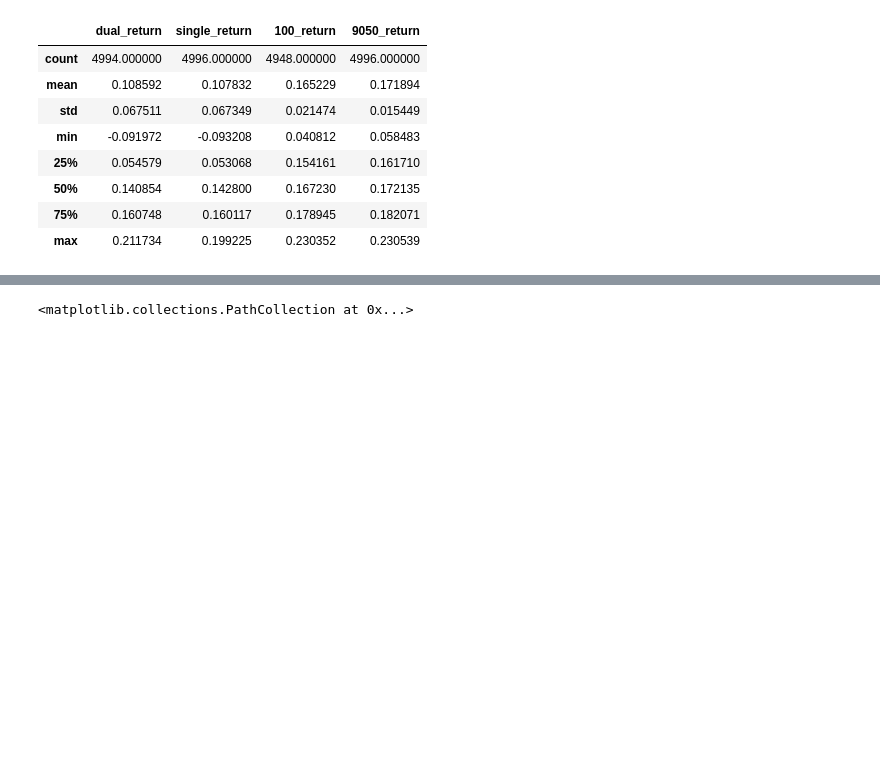
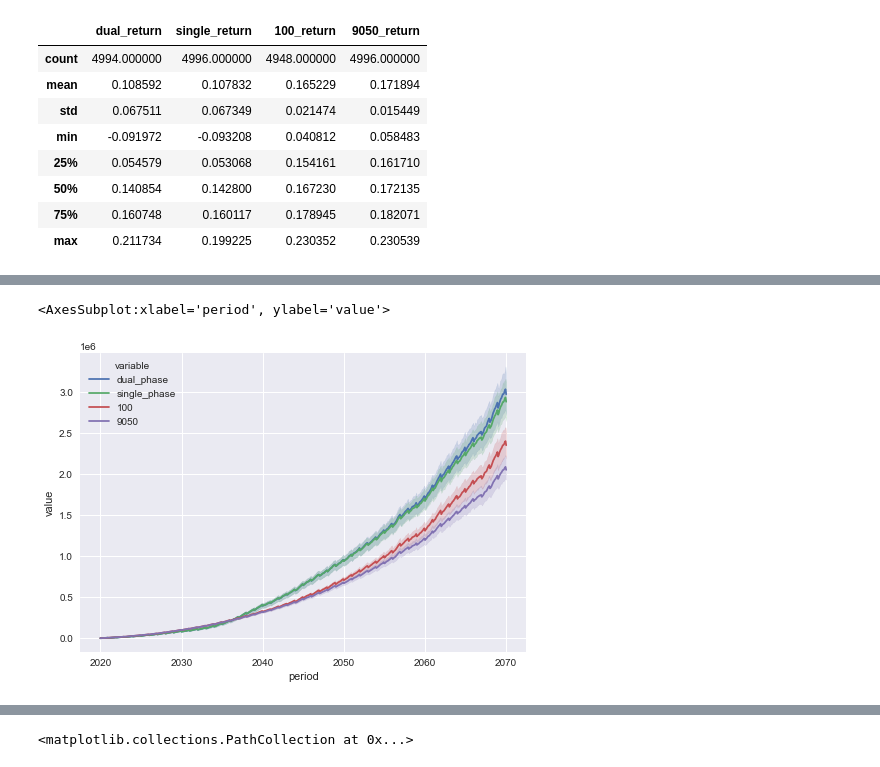
Before and after one commit to neriksen/applied_finance, a Jupyter notebook: distribution_of_returns.ipynb, the cells around one changed output, grey strips where cells are left out. Cells and saved outputs as stored; diff of their text form; code cells hidden in the pictures; blank space fills up the shorter version.

```diff
--- a/distribution_of_returns.ipynb
+++ b/distribution_of_returns.ipynb
@@ -169,0 +148,8 @@ ports.loc[:, ['new_debt']].reset_index()
+# %%
+from ipywidgets import interact
+from ipywidgets import fixed
+import matplotlib.pyplot as plt
+import seaborn as sns
+import calculate_return
+import pandas as pd
+ports = calculate_return.fetch_returns('garch', range(100), PAY_TAXES=True, SEED_INDEX=False)
@@ -169,0 +190,7 @@ ports.loc[:, ['new_debt']].reset_index()
+# %%
+cols = ['dual_phase', 'single_phase', '100', '9050']
+df = ports.loc[:, cols].reset_index().melt(value_vars=cols, id_vars=['random_state', 'period'])
+sns.lineplot(data = df, x = 'period', y = 'value', hue = 'variable')
+# %% [output]
+<AxesSubplot:xlabel='period', ylabel='value'>
+[figure, added]
```
Also changed, not shown: parts of 11 cells of this notebook.
